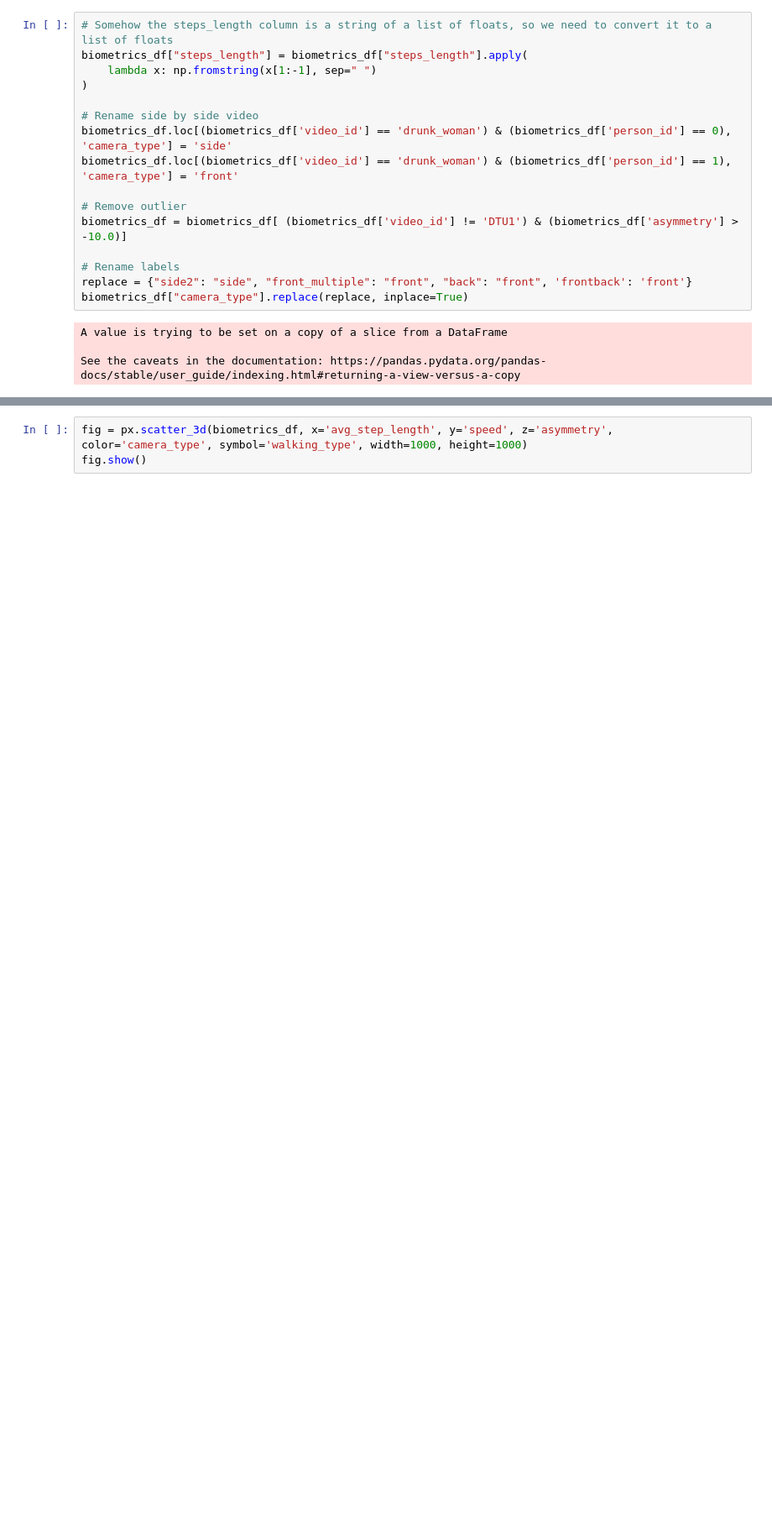
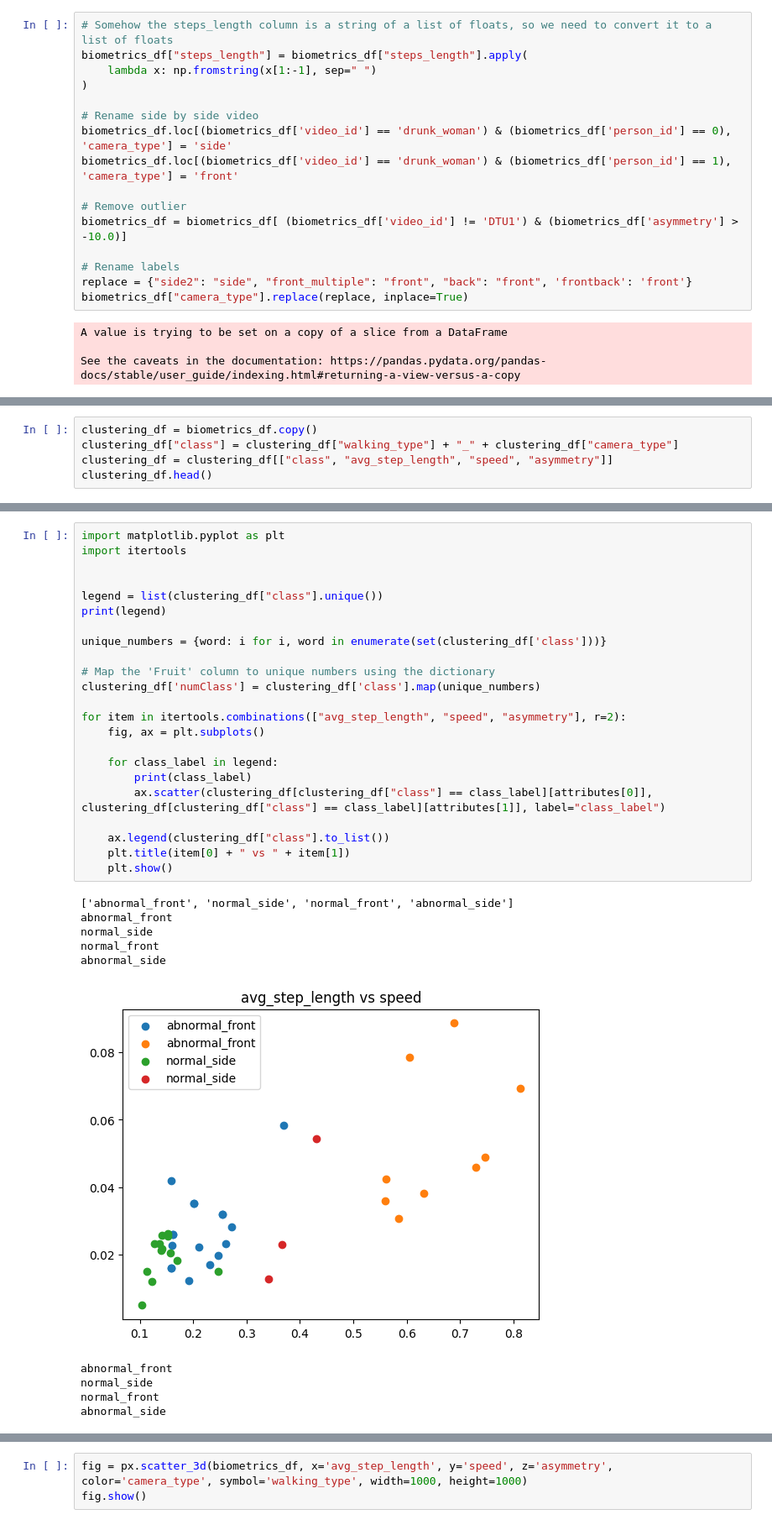
Before and after one commit to hrapek/Biomechanics, a Jupyter notebook: clustering.ipynb, the cells around one changed output, grey strips where cells are left out. Shown at 84% size. Cells and saved outputs as stored; diff of their text form; blank space fills up the shorter version.

Commit message:
Updated Clustering

```diff
--- a/clustering.ipynb
+++ b/clustering.ipynb
@@ -67,0 +37,5 @@ biometrics_df
+# %%
+clustering_df = biometrics_df.copy()
+clustering_df["class"] = clustering_df["walking_type"] + "_" + clustering_df["camera_type"]
+clustering_df = clustering_df[["class", "avg_step_length", "speed", "asymmetry"]]
+clustering_df.head()
@@ -67,0 +49,34 @@ biometrics_df
+# %%
+import matplotlib.pyplot as plt
+import itertools
+
+
+legend = list(clustering_df["class"].unique())
+print(legend)
+
+unique_numbers = {word: i for i, word in enumerate(set(clustering_df['class']))}
+
+# Map the 'Fruit' column to unique numbers using the dictionary
+clustering_df['numClass'] = clustering_df['class'].map(unique_numbers)
+
+for item in itertools.combinations(["avg_step_length", "speed", "asymmetry"], r=2):
+    fig, ax = plt.subplots()
+
+    for class_label in legend:
+        print(class_label)
+        ax.scatter(clustering_df[clustering_df["class"] == class_label][attributes[0]], clustering_df[clustering_df["class"] == class_label][attributes[1]], label="class_label")
+
+    ax.legend(clustering_df["class"].to_list())
+    plt.title(item[0] + " vs " + item[1])
+    plt.show()
+# %% [output]
+['abnormal_front', 'normal_side', 'normal_front', 'abnormal_side']
+abnormal_front
+normal_side
+normal_front
+abnormal_side
+[figure, added]
+abnormal_front
+normal_side
+normal_front
+abnormal_side
```
Also changed, not shown: parts of 16 cells of this notebook.
